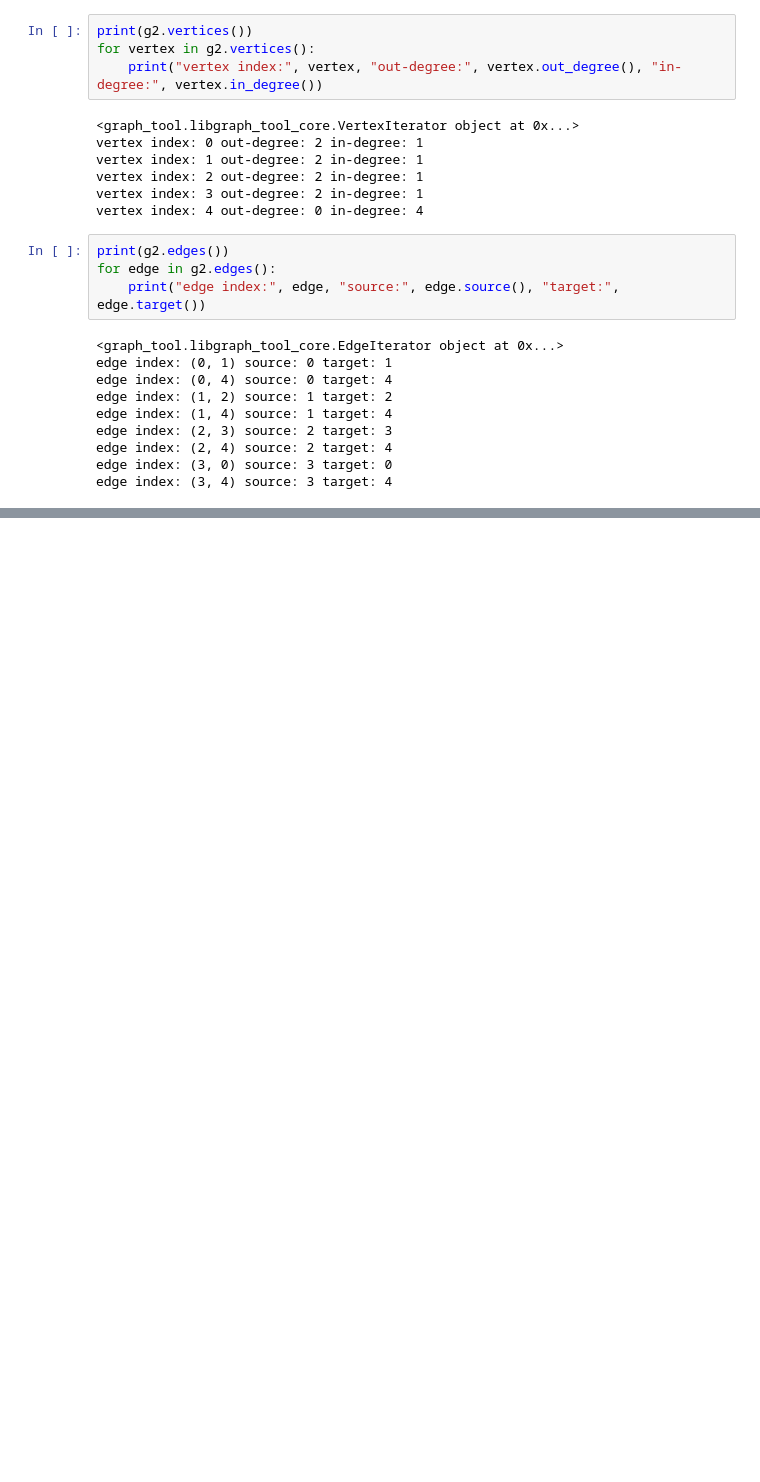
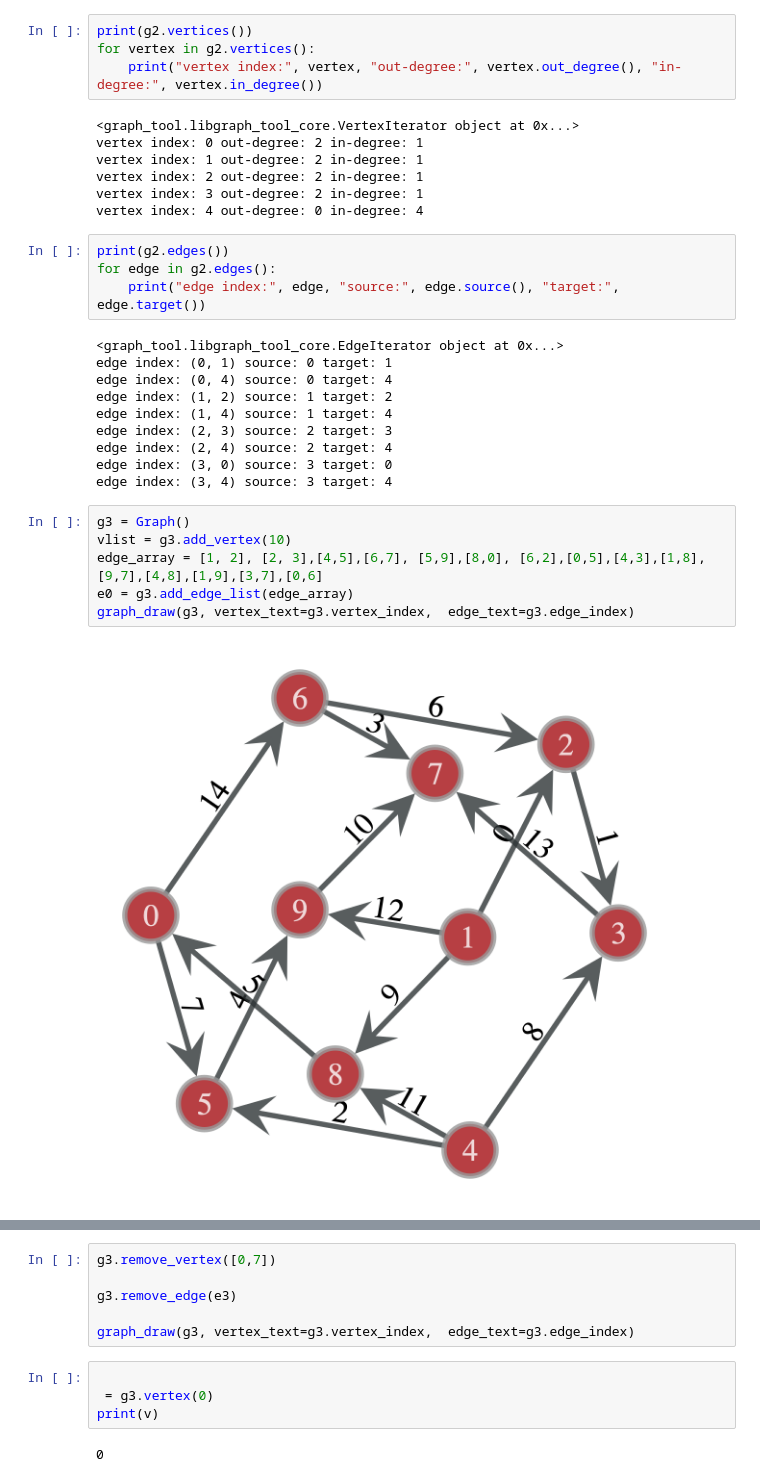
Before and after one commit to smn-d/Graph_network, a Jupyter notebook: experiments/quickstart.ipynb, the cells around one changed output, grey strips where cells are left out. Drawn from its saved outputs; the diff is of its cells as text; blank space fills up the shorter version.

Commit message:
removing edges/vertices

```diff
--- a/experiments/quickstart.ipynb
+++ b/experiments/quickstart.ipynb
@@ -66,3 +63,11 @@ edge index: (2, 3) source: 2 target: 3
 edge index: (2, 4) source: 2 target: 4
 edge index: (3, 0) source: 3 target: 0
 edge index: (3, 4) source: 3 target: 4
+# %%
+g3 = Graph()
+vlist = g3.add_vertex(10)
+edge_array = [1, 2], [2, 3],[4,5],[6,7], [5,9],[8,0], [6,2],[0,5],[4,3],[1,8],[9,7],[4,8],[1,9],[3,7],[0,6]
+e0 = g3.add_edge_list(edge_array)
+graph_draw(g3, vertex_text=g3.vertex_index,  edge_text=g3.edge_index)
+# %% [output]
+[figure, added]
@@ -68,0 +75,12 @@ edge index: (3, 4) source: 3 target: 4
+# %%
+g3.remove_vertex([0,7])
+
+g3.remove_edge(e3)
+
+graph_draw(g3, vertex_text=g3.vertex_index,  edge_text=g3.edge_index)
+# %%
+
+ = g3.vertex(0)
+print(v)
+# %% [output]
+0
```
Also changed, not shown: parts of 4 cells of this notebook.
